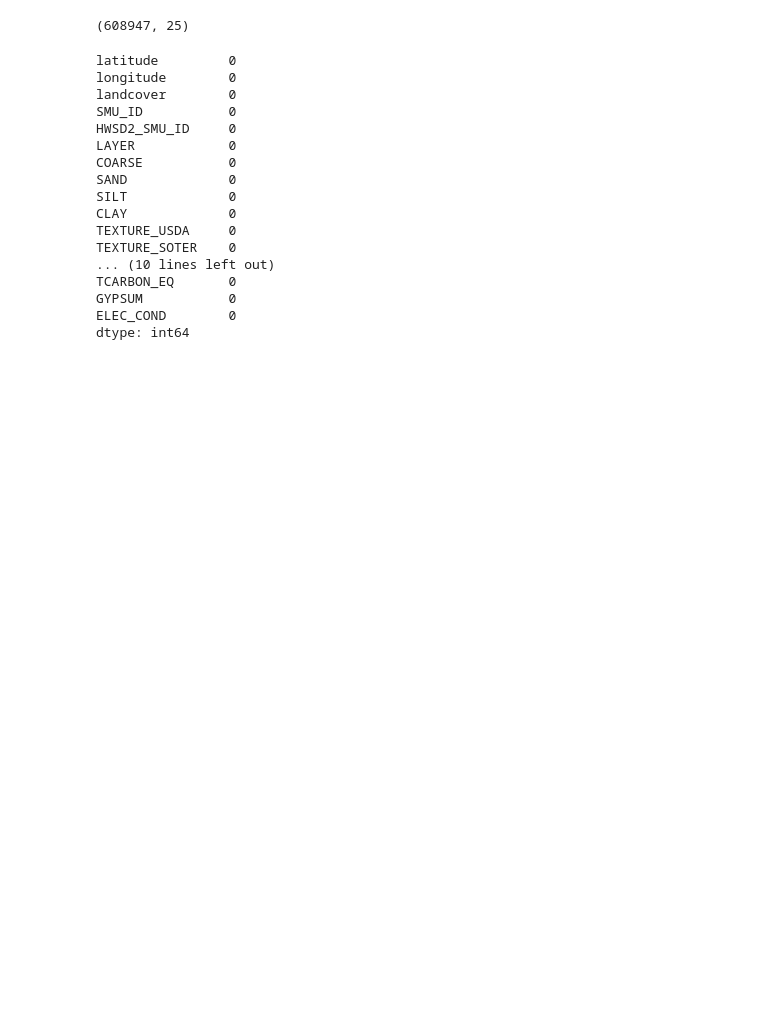
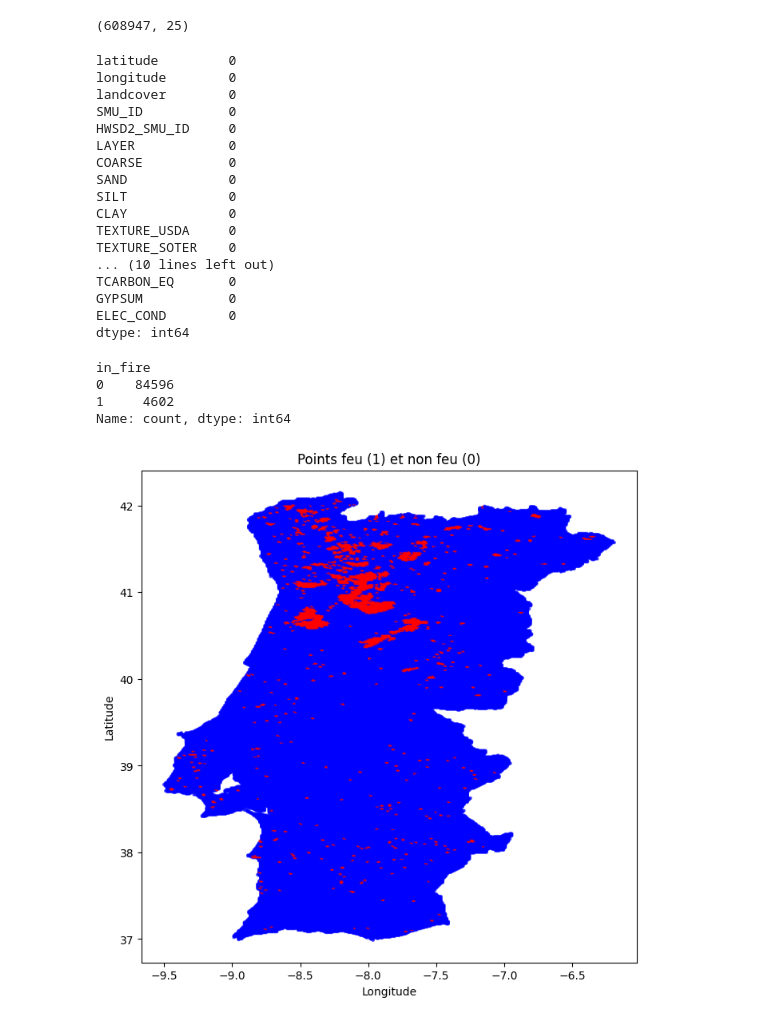
Before and after one commit to AbdelkarimElm/data-driven-wildfire-prediction-portugal, a Jupyter notebook: merge/ProcessingCsv.ipynb, the cells around one changed output. Drawn from its saved outputs; the diff is of its cells as text; code cells hidden in the pictures; blank space fills up the shorter version.

```diff
--- a/merge/ProcessingCsv.ipynb
+++ b/merge/ProcessingCsv.ipynb
@@ -236,3 +236,47 @@ ELEC_COND        0
 dtype: int64
 # %%
 Soil.to_csv("Data/csv_final/f2/soil_filled.csv", index=False)
+# %%
+from sklearn.neighbors import BallTree
+# fichiers
+all_points = pd.read_csv("C:/Users/admin/Desktop/Fire-forest-predection/Data/csv_final/f2/grid.csv")      # tous les points
+fire_points = pd.read_csv("C:/Users/admin/Desktop/Fire-forest-predection/Data/csv_final/f2/fire_loc.csv") # points feu
+
+# coords en radians (BallTree haversine attend lat, lon)
+all_rad = np.radians(all_points[["latitude", "longitude"]].values)
+fire_rad = np.radians(fire_points[["latitude", "longitude"]].values)
+
+# arbre des points feu
+tree = BallTree(fire_rad, metric="haversine")
+
+# distance du plus proche voisin pour chaque point du grid
+dist, idx = tree.query(all_rad, k=1)
+
+# seuil en km
+seuil_km = 1.0
+seuil_rad = seuil_km / 6371.0  # rayon Terre en km
+
+# colonne in_fire
+all_points["in_fire"] = (dist[:, 0] <= seuil_rad).astype(int)
+
+# optionnel: distance en km
+all_points["dist_fire_km"] = dist[:, 0] * 6371.0
+
+all_points["in_fire"].value_counts()
+# %% [output]
+in_fire
+0    84596
+1     4602
+Name: count, dtype: int64
+# %%
+import matplotlib.pyplot as plt
+
+plt.figure(figsize=(8, 8))
+colors = all_points["in_fire"].map({0: "blue", 1: "red"})
+plt.scatter(all_points["longitude"], all_points["latitude"], c=colors, s=5, alpha=0.6)
+plt.xlabel("Longitude")
+plt.ylabel("Latitude")
+plt.title("Points feu (1) et non feu (0)")
+plt.show()
+# %% [output]
+[figure, added]
```
Also changed, not shown: parts of 6 cells of this notebook.
